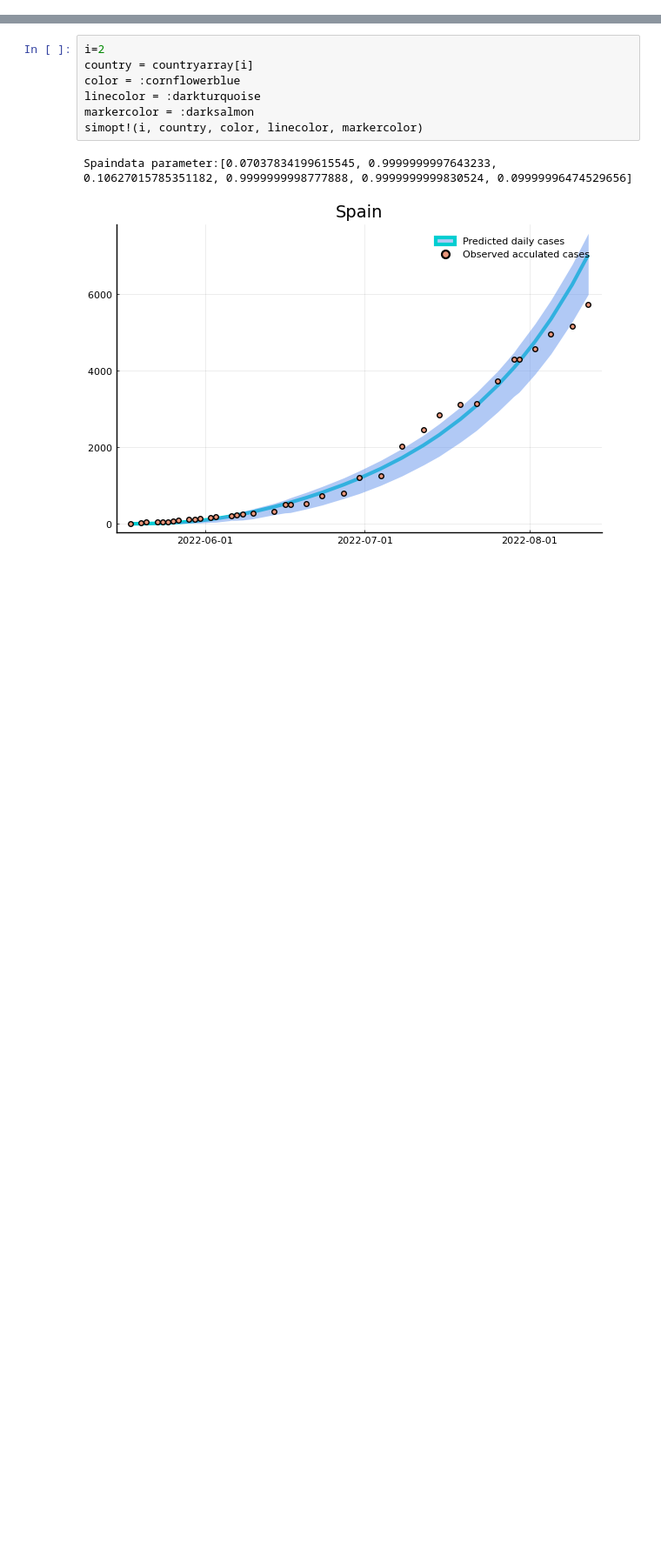
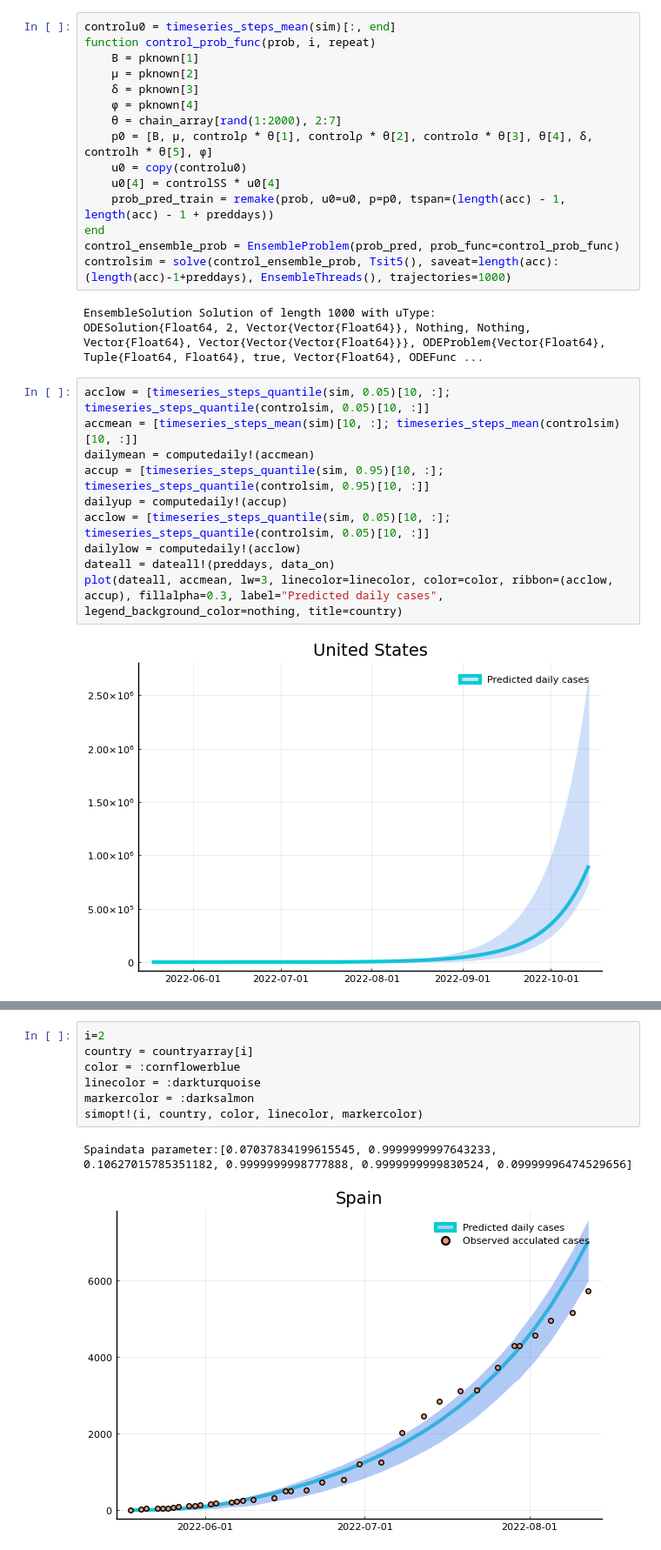
Before and after one commit to Song921012/Monkeypox.jl, a Jupyter notebook: reloadmultiplecontries.ipynb, the cells around one changed output, grey strips where cells are left out. Shown at 87% size. Drawn from its saved outputs; the diff is of its cells as text; blank space fills up the shorter version.

```diff
--- a/reloadmultiplecontries.ipynb
+++ b/reloadmultiplecontries.ipynb
@@ -86,0 +348,30 @@ simopt! (generic function with 1 method)
+# %%
+controlu0 = timeseries_steps_mean(sim)[:, end]
+function control_prob_func(prob, i, repeat)
+    B = pknown[1]
+    μ = pknown[2]
+    δ = pknown[3]
+    ϕ = pknown[4]
+    θ = chain_array[rand(1:2000), 2:7]
+    p0 = [B, μ, controlρ * θ[1], controlρ * θ[2], controlσ * θ[3], θ[4], δ, controlh * θ[5], ϕ]
+    u0 = copy(controlu0)
+    u0[4] = controlSS * u0[4]
+    prob_pred_train = remake(prob, u0=u0, p=p0, tspan=(length(acc) - 1, length(acc) - 1 + preddays))
+end
+control_ensemble_prob = EnsembleProblem(prob_pred, prob_func=control_prob_func)
+controlsim = solve(control_ensemble_prob, Tsit5(), saveat=length(acc):(length(acc)-1+preddays), EnsembleThreads(), trajectories=1000)
+# %% [output]
+EnsembleSolution Solution of length 1000 with uType:
+ODESolution{Float64, 2, Vector{Vector{Float64}}, Nothing, Nothing, Vector{Float64}, Vector{Vector{Vector{Float64}}}, ODEProblem{Vector{Float64}, Tuple{Float64, Float64}, true, Vector{Float64}, ODEFunc ...
+# %%
+acclow = [timeseries_steps_quantile(sim, 0.05)[10, :]; timeseries_steps_quantile(controlsim, 0.05)[10, :]]
+accmean = [timeseries_steps_mean(sim)[10, :]; timeseries_steps_mean(controlsim)[10, :]]
+dailymean = computedaily!(accmean)
+accup = [timeseries_steps_quantile(sim, 0.95)[10, :]; timeseries_steps_quantile(controlsim, 0.95)[10, :]]
+dailyup = computedaily!(accup)
+acclow = [timeseries_steps_quantile(sim, 0.05)[10, :]; timeseries_steps_quantile(controlsim, 0.05)[10, :]]
+dailylow = computedaily!(acclow)
+dateall = dateall!(preddays, data_on)
+plot(dateall, accmean, lw=3, linecolor=linecolor, color=color, ribbon=(acclow, accup), fillalpha=0.3, label="Predicted daily cases", legend_background_color=nothing, title=country)
+# %% [output]
+[figure, added]
```
Also changed, not shown: parts of 7 cells of this notebook, 6 other files.
